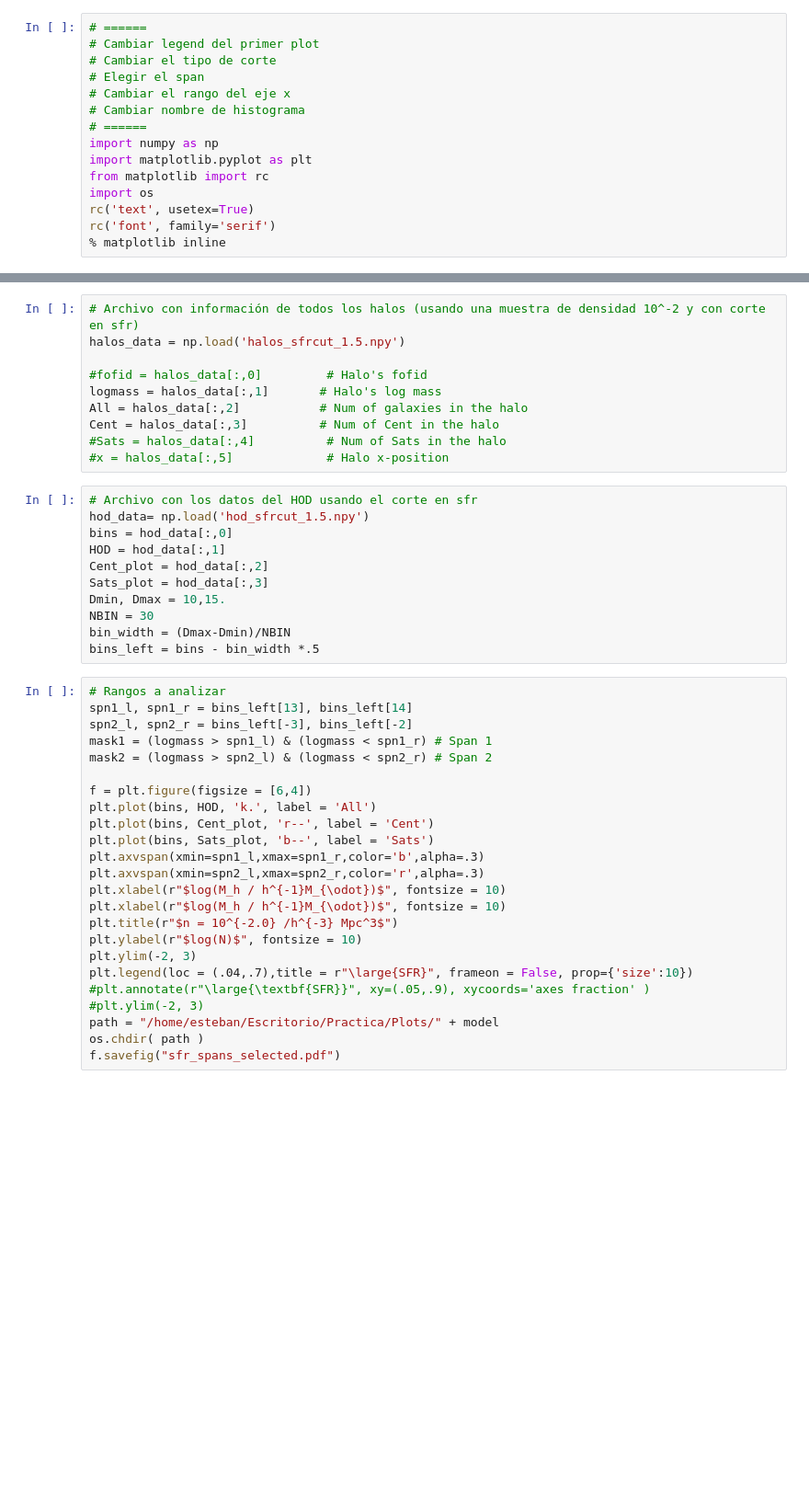
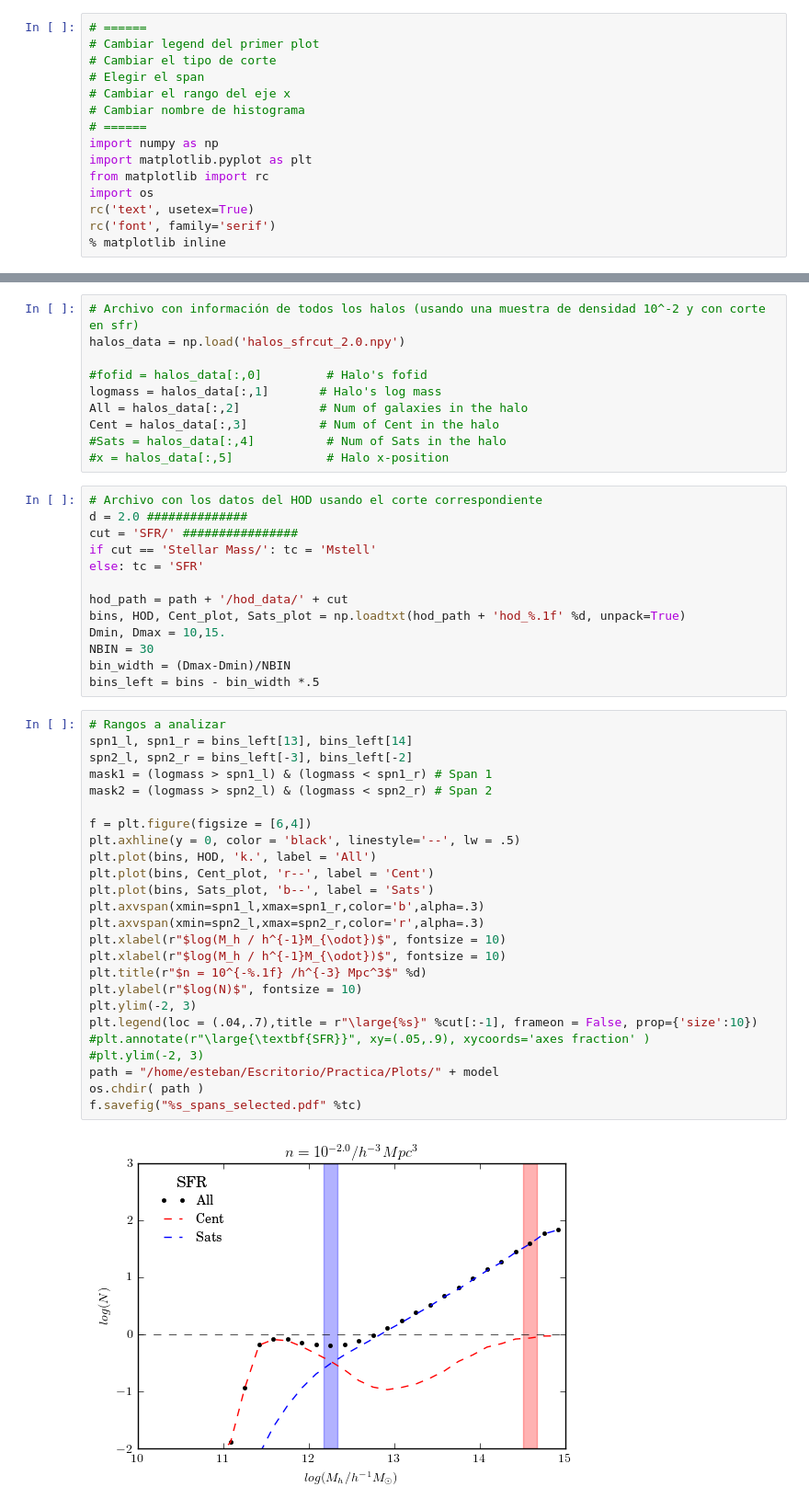
Before and after one commit to enjimenez/HOD_Xi, a Jupyter notebook: histogram.ipynb, the cells around one changed output, grey strips where cells are left out. Shown: that part at 92% size. Cells and saved outputs as stored; diff of their text form; blank space fills up the shorter version.

```diff
--- a/histogram.ipynb
+++ b/histogram.ipynb
@@ -21,6 +23,6 @@ os.chdir( path )
 # %%
 # Archivo con información de todos los halos (usando una muestra de densidad 10^-2 y con corte en sfr)
-halos_data = np.load('halos_sfrcut_1.5.npy')
+halos_data = np.load('halos_sfrcut_2.0.npy')
 
 #fofid = halos_data[:,0]         # Halo's fofid
 logmass = halos_data[:,1]       # Halo's log mass
@@ -29,12 +31,14 @@ Cent = halos_data[:,3]          # Num of Cent in the halo
 #Sats = halos_data[:,4]          # Num of Sats in the halo
 #x = halos_data[:,5]             # Halo x-position
 # %%
-# Archivo con los datos del HOD usando el corte en sfr
-hod_data= np.load('hod_sfrcut_1.5.npy')
-bins = hod_data[:,0]
-HOD = hod_data[:,1]
-Cent_plot = hod_data[:,2]
-Sats_plot = hod_data[:,3]
+# Archivo con los datos del HOD usando el corte correspondiente
+d = 2.0 ##############
+cut = 'SFR/' ################
+if cut == 'Stellar Mass/': tc = 'Mstell'
+else: tc = 'SFR'
+
+hod_path = path + '/hod_data/' + cut
+bins, HOD, Cent_plot, Sats_plot = np.loadtxt(hod_path + 'hod_%.1f' %d, unpack=True)
 Dmin, Dmax = 10,15.
 NBIN = 30
 bin_width = (Dmax-Dmin)/NBIN
@@ -42,27 +46,30 @@ bins_left = bins - bin_width *.5
 # %%
 # Rangos a analizar
 spn1_l, spn1_r = bins_left[13], bins_left[14]
 spn2_l, spn2_r = bins_left[-3], bins_left[-2]
 mask1 = (logmass > spn1_l) & (logmass < spn1_r) # Span 1
 mask2 = (logmass > spn2_l) & (logmass < spn2_r) # Span 2
 
 f = plt.figure(figsize = [6,4])
+plt.axhline(y = 0, color = 'black', linestyle='--', lw = .5)
 plt.plot(bins, HOD, 'k.', label = 'All')
 plt.plot(bins, Cent_plot, 'r--', label = 'Cent')
 plt.plot(bins, Sats_plot, 'b--', label = 'Sats')
 plt.axvspan(xmin=spn1_l,xmax=spn1_r,color='b',alpha=.3)
 plt.axvspan(xmin=spn2_l,xmax=spn2_r,color='r',alpha=.3)
 plt.xlabel(r"$log(M_h / h^{-1}M_{\odot})$", fontsize = 10)
 plt.xlabel(r"$log(M_h / h^{-1}M_{\odot})$", fontsize = 10)
-plt.title(r"$n = 10^{-2.0} /h^{-3} Mpc^3$")
+plt.title(r"$n = 10^{-%.1f} /h^{-3} Mpc^3$" %d)
 plt.ylabel(r"$log(N)$", fontsize = 10)
 plt.ylim(-2, 3)
-plt.legend(loc = (.04,.7),title = r"\large{SFR}", frameon = False, prop={'size':10})
+plt.legend(loc = (.04,.7),title = r"\large{%s}" %cut[:-1], frameon = False, prop={'size':10})
 #plt.annotate(r"\large{\textbf{SFR}}", xy=(.05,.9), xycoords='axes fraction' )
 #plt.ylim(-2, 3)
 path = "/home/esteban/Escritorio/Practica/Plots/" + model
 os.chdir( path )
-f.savefig("sfr_spans_selected.pdf")
+f.savefig("%s_spans_selected.pdf" %tc)
+# %% [output]
+[figure, added]
 # %%
 # Seleccionamos los halos que se encuentran dentro de estos spans
 All_span1, Cent_span1 = All[mask1], Cent[mask1]
```
Also changed, not shown: parts of 5 cells of this notebook, 9 other files.
